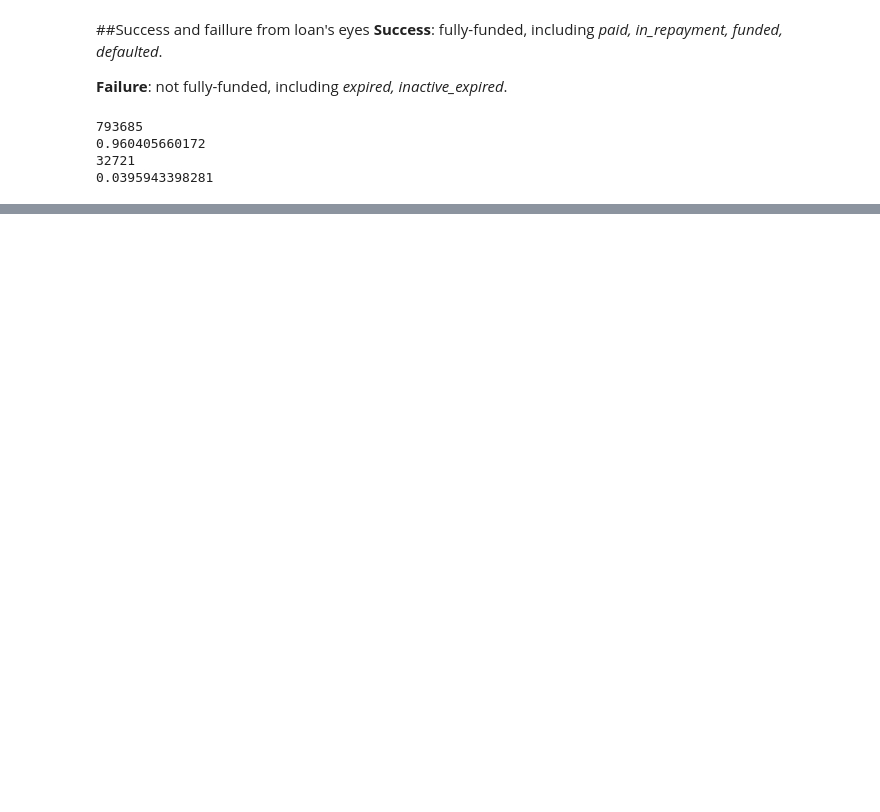
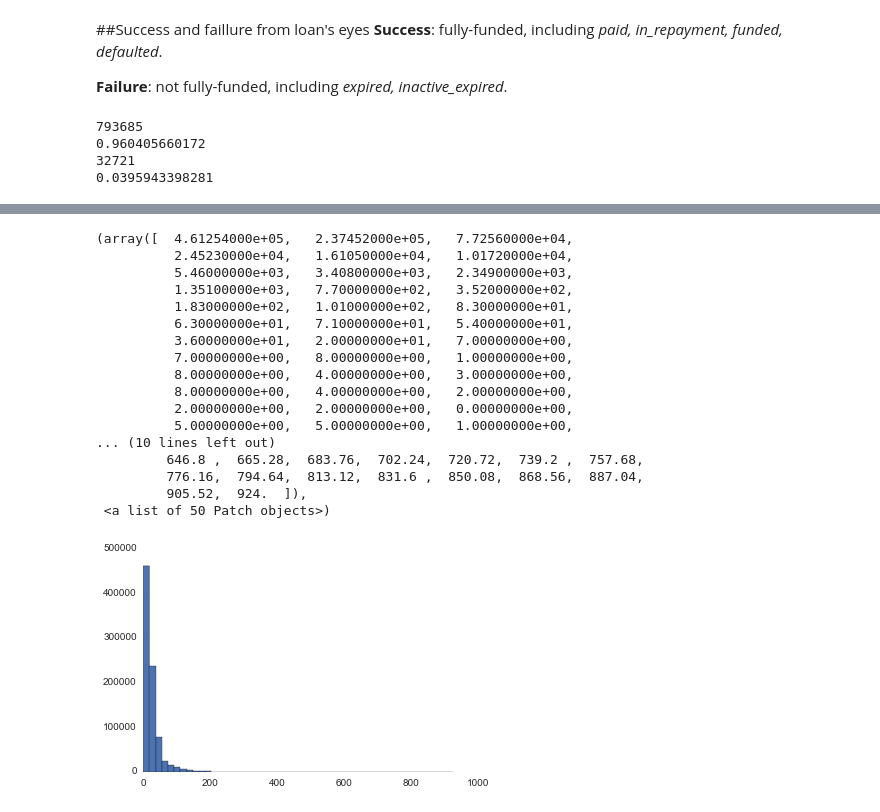
Before and after one commit to yulizhou/Kipfian, a Jupyter notebook: Visualization.ipynb, the cells around one changed output, grey strips where cells are left out. Drawn from its saved outputs; the diff is of its cells as text; code cells hidden in the pictures; blank space fills up the shorter version.

```diff
--- a/Visualization.ipynb
+++ b/Visualization.ipynb
@@ -73,0 +122,21 @@ loans[loans['status']=='expired'].shape[0]
+# %%
+plt.hist(loans[loans['lender_count'] < 1000]['lender_count'], bins=50)
+# %% [output]
+(array([  4.61254000e+05,   2.37452000e+05,   7.72560000e+04,
+          2.45230000e+04,   1.61050000e+04,   1.01720000e+04,
+          5.46000000e+03,   3.40800000e+03,   2.34900000e+03,
+          1.35100000e+03,   7.70000000e+02,   3.52000000e+02,
+          1.83000000e+02,   1.01000000e+02,   8.30000000e+01,
+          6.30000000e+01,   7.10000000e+01,   5.40000000e+01,
+          3.60000000e+01,   2.00000000e+01,   7.00000000e+00,
+          7.00000000e+00,   8.00000000e+00,   1.00000000e+00,
+          8.00000000e+00,   4.00000000e+00,   3.00000000e+00,
+          8.00000000e+00,   4.00000000e+00,   2.00000000e+00,
+          2.00000000e+00,   2.00000000e+00,   0.00000000e+00,
+          5.00000000e+00,   5.00000000e+00,   1.00000000e+00,
+... (10 lines left out)
+         646.8 ,  665.28,  683.76,  702.24,  720.72,  739.2 ,  757.68,
+         776.16,  794.64,  813.12,  831.6 ,  850.08,  868.56,  887.04,
+         905.52,  924.  ]),
+ <a list of 50 Patch objects>)
+[figure, added]
```
Also changed, not shown: parts of 34 cells of this notebook, 11 other files.
